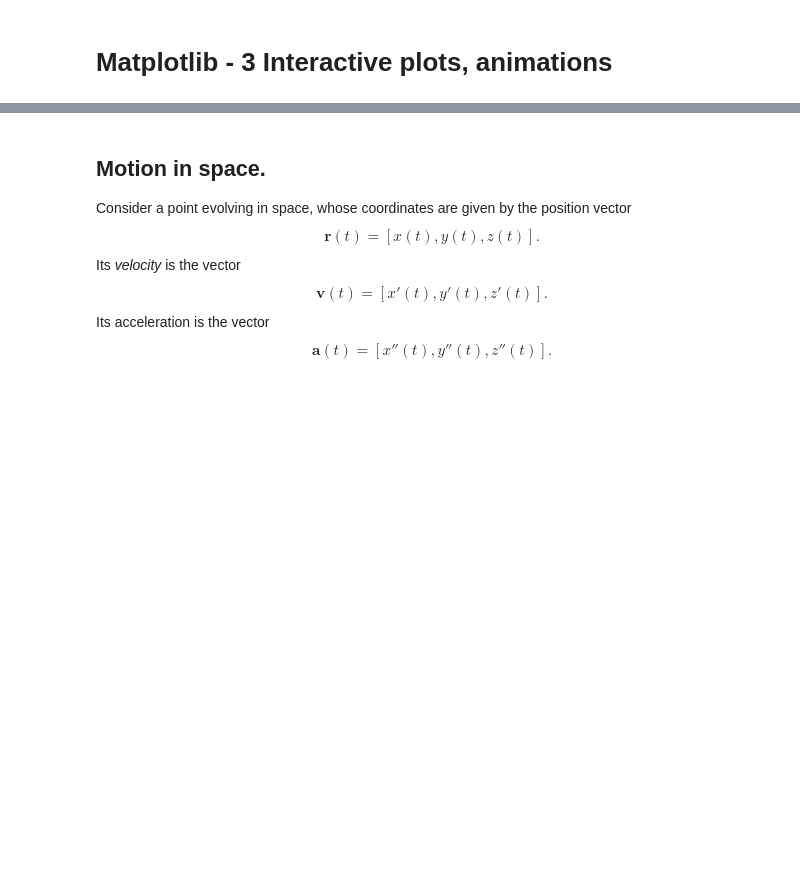
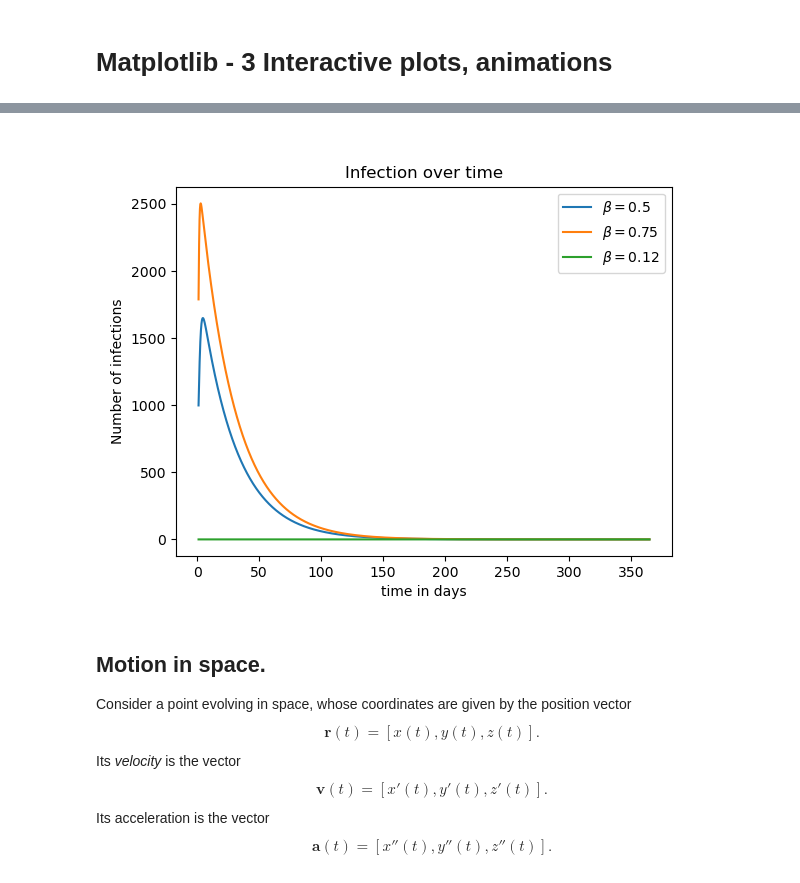
Before and after one commit to bourdin/MATH1MP3_W2026, a Jupyter notebook: Notebooks/C01/10-Matplotlib-3.ipynb, the cells around one changed output, grey strips where cells are left out. Drawn from its saved outputs; the diff is of its cells as text; code cells hidden in the pictures; blank space fills up the shorter version.

```diff
--- a/Notebooks/C01/10-Matplotlib-3.ipynb
+++ b/Notebooks/C01/10-Matplotlib-3.ipynb
@@ -7,3 +22,32 @@ import numpy as np
+# %%
+def SIR(beta,gamma=0.035,num_steps = 1_000_000, num_days = 365, N = 1_000):
+    stp_size = num_days/num_steps
+
+    S, I, R= np.empty((num_steps,)), np.empty((num_steps,)), np.empty((num_steps,))
+
+    S[0], I[0], R[0] = 900, N - S[0], 0
+
+    for i in range(1,num_steps):
+        S[i] = S[i-1] + stp_size*((-beta/N)*I[i-1]*S[i-1])
+        I[i] = I[i-1] + stp_size*((beta/N)*I[i-1]*S[i-1]-gamma*I[i-1])
+        R[i] = R[i-1] + stp_size*(gamma)*I[i-1]
+    return np.array(I)
+# %%
+t = np.linspace(1,365,1_000_000)
+F1 = SIR(0.5)
+F2 = SIR(0.75)
+F3 = SIR(0.12)
+fig, ax = plt.subplots()
+ax.set_title('Infection over time')
+ax.set_xlabel('time in days')
+ax.set_ylabel('Number of infections')
+p1 = plt.plot(t, F1, label=r'$\beta = 0.5$')
+p2 = plt.plot(t, F2, label=r'$\beta = 0.75$')
+p3 = plt.plot(t, F3, label=r'$\beta = 0.12$')
+plt.legend(loc='upper right')
+plt.show()
+# %% [output]
+[figure, added]
 # %% [markdown]
 ## Motion in space.
 Consider a point evolving in space, whose coordinates are given by the position vector
```
Also changed, not shown: parts of 8 cells of this notebook, 2 other files.
